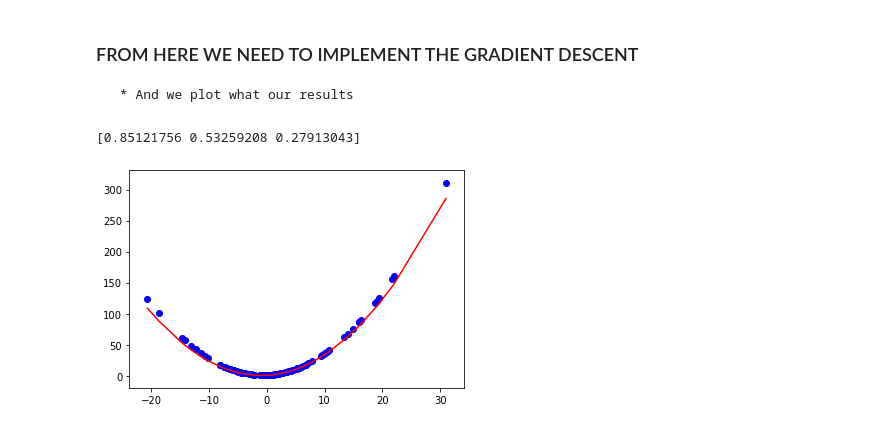
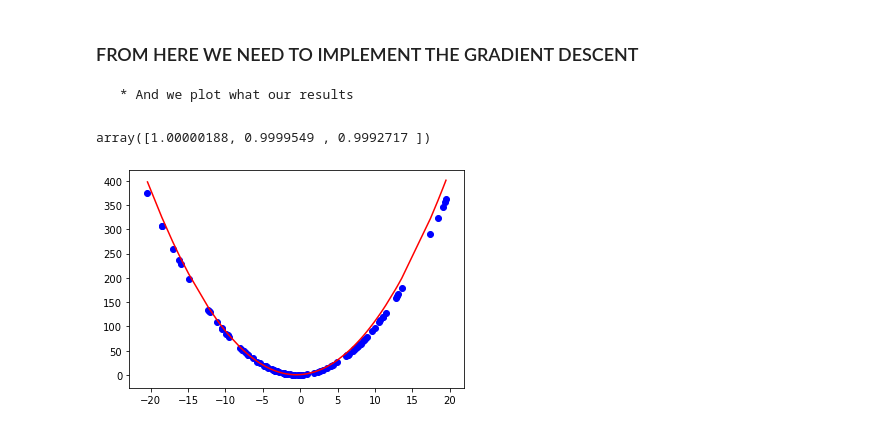
Before and after one commit to Beasty786/ml-linearRegression, a Jupyter notebook: LinearRegressionTut.ipynb, the cells around one changed output. Cells and saved outputs as stored; diff of their text form; code cells hidden in the pictures.

```diff
--- a/LinearRegressionTut.ipynb
+++ b/LinearRegressionTut.ipynb
@@ -133,27 +134,29 @@ plt.plot(np.sort(x_train),results(θ_est,np.sort(x_train),0),color="red")
 # %%
 def f(x , θ):
     return np.dot(x,θ)
 
 def gradientDescent(polyDegree , trainSetX , trainSetY):
     n = polyDegree         # Here I just set n = polyDegree so that I can work faster and not having to type everything
     θ = np.ones(n+1)       # we start with our theta values being ones
     θ_old = np.zeros(n+1)
     c = 0
-    α = 1.1e-5            # define our learning rate
+    α = 1.12e-8
+
+
+    #α = 1.1e-5            # define our learning rate
     X = designMatrix(n , trainSetX)
 
     while np.sqrt(np.sum(np.power(θ - θ_old, 2))) > 0.01:
         θ_old = θ
         for i in range(len(X)):
             θ = θ - α*(f(X[i],θ) - trainSetY[i])*X[i]
-        c +=1
+        c += 1
     plt.plot(np.sort(x_train),results(θ,np.sort(x_train),0),color="red")
     plt.scatter(np.sort(x_train),results(θ_,np.sort(x_train),0),color="blue")
-    print(θ)
+    return θ
 
 
-#gradientDescent(2,x_train,y_train)
-gradientDescent(2,data_x,data_y)
+gradientDescent(2,x_train,y_train)
 # %% [output]
-[0.85121756 0.53259208 0.27913043]
+array([1.00000188, 0.9999549 , 0.9992717 ])
-[figure, old version]
+[figure, new version]
```
Also changed, not shown: parts of 10 cells of this notebook.
